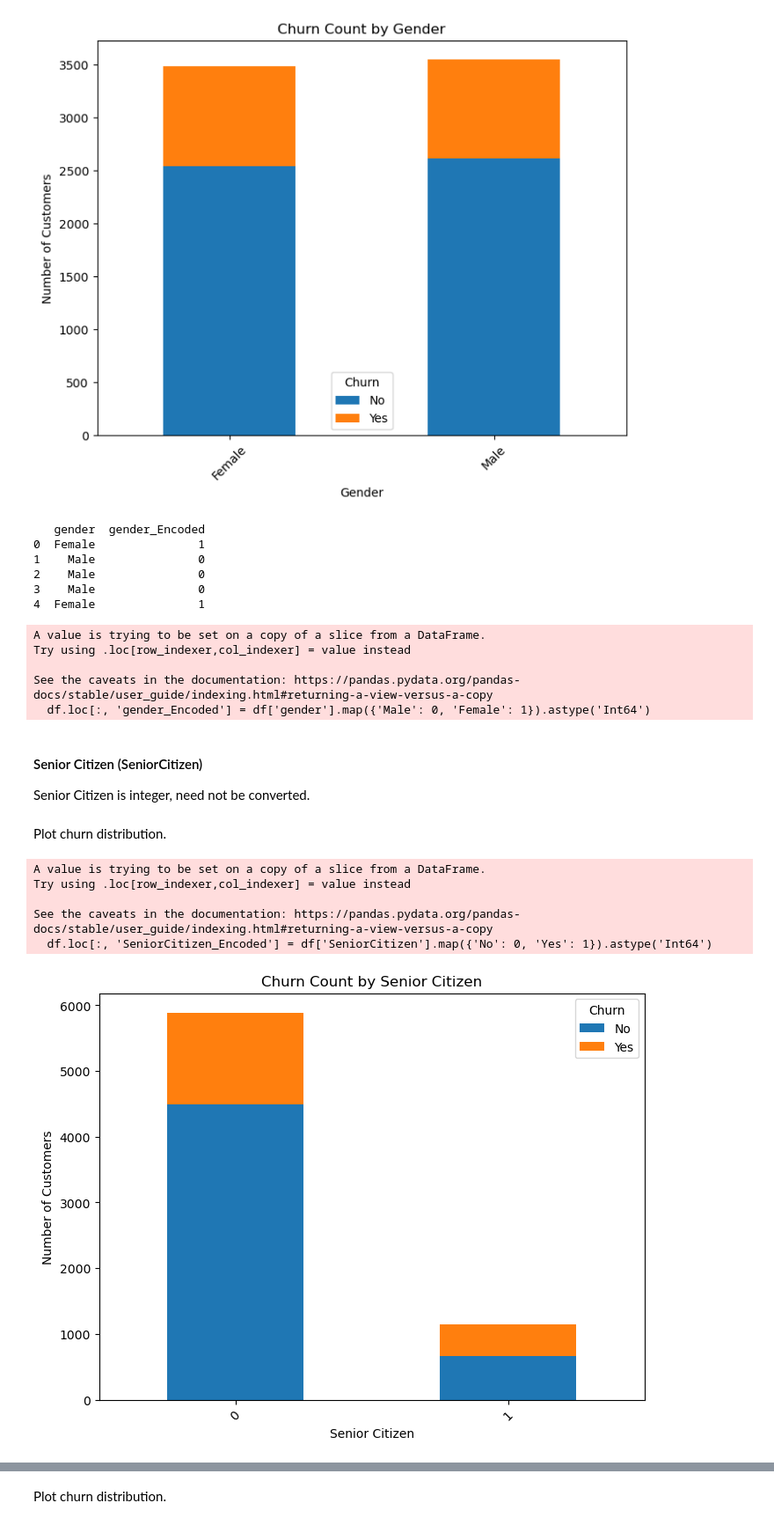
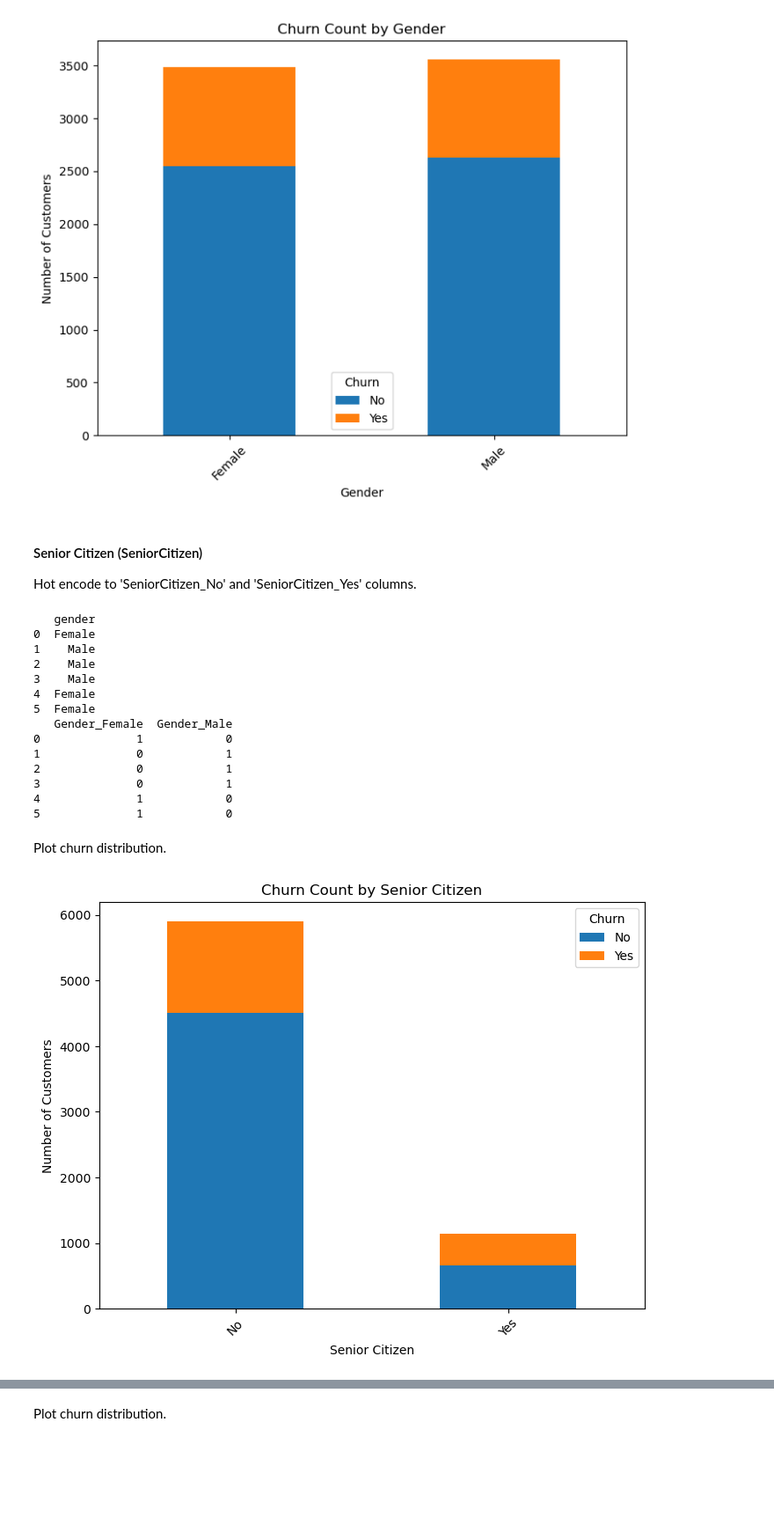
Before and after one commit to kushnertodd/telco-customer-churn, a Jupyter notebook: telco-customer-churn.ipynb, the cells around one changed output, grey strips where cells are left out. Shown at 88% size. Drawn from its saved outputs; the diff is of its cells as text; code cells hidden in the pictures; blank space fills up the shorter version.

```diff
--- a/telco-customer-churn.ipynb
+++ b/telco-customer-churn.ipynb
@@ -148,3 +155,4 @@ div.output_scroll { overflow-x: auto; }
 # %%
-df = pd.read_csv("WA_Fn-UseC_-Telco-Customer-Churn.csv")
+df_original = pd.read_csv("WA_Fn-UseC_-Telco-Customer-Churn.csv")
+df = df_original
 # %% [markdown]
@@ -354,42 +375,40 @@ plt.xticks(rotation=45)
 plt.show()
 # %% [output]
 [figure]
-# %%
-df.loc[:, 'gender_Encoded'] = df['gender'].map({'Male': 0, 'Female': 1}).astype('Int64')
-print(df.loc[0:4, ['gender', 'gender_Encoded']])
-# %% [output]
-   gender  gender_Encoded
-0  Female               1
-1    Male               0
-2    Male               0
-3    Male               0
-4  Female               1
-A value is trying to be set on a copy of a slice from a DataFrame.
-Try using .loc[row_indexer,col_indexer] = value instead
-
-See the caveats in the documentation: https://pandas.pydata.org/pandas-docs/stable/user_guide/indexing.html#returning-a-view-versus-a-copy
-  df.loc[:, 'gender_Encoded'] = df['gender'].map({'Male': 0, 'Female': 1}).astype('Int64')
 # %% [markdown]
 #### Senior Citizen (SeniorCitizen)
-Senior Citizen is integer, need not be converted.
+Hot encode to 'SeniorCitizen_No' and 'SeniorCitizen_Yes' columns.
+# %%
+print(df_original.loc[0:5, ['gender']])
+df = pd.get_dummies(df, columns=['gender'], prefix='Gender', dtype=int)
+print(df.loc[0:5, ['Gender_Female', 'Gender_Male' ]])
+# %% [output]
+   gender
+0  Female
+1    Male
+2    Male
+3    Male
+4  Female
+5  Female
+   Gender_Female  Gender_Male
+0              1            0
+1              0            1
+2              0            1
+3              0            1
+4              1            0
+5              1            0
 # %% [markdown]
 Plot churn distribution.
 # %%
-df.loc[:, 'SeniorCitizen_Encoded'] = df['SeniorCitizen'].map({'No': 0, 'Yes': 1}).astype('Int64')
-offer_churn = pd.crosstab(df.loc[df['SeniorCitizen_Encoded'] != "None", 'SeniorCitizen_Encoded'], df['Churn'])
-offer_churn.plot(kind='bar', stacked=True, figsize=(8,6))
+SeniorCitizen_churn = pd.crosstab(df_original.loc[df_original['SeniorCitizen'] != "None", 'SeniorCitizen'], df_original['Churn'])
+SeniorCitizen_churn.plot(kind='bar', stacked=True, figsize=(8,6))
 plt.title("Churn Count by Senior Citizen")
 plt.xlabel("Senior Citizen")
 plt.ylabel("Number of Customers")
 plt.legend(title="Churn", labels=["No", "Yes"])
 plt.xticks(rotation=45)
 plt.show()
 # %% [output]
-A value is trying to be set on a copy of a slice from a DataFrame.
-Try using .loc[row_indexer,col_indexer] = value instead
-
-See the caveats in the documentation: https://pandas.pydata.org/pandas-docs/stable/user_guide/indexing.html#returning-a-view-versus-a-copy
-  df.loc[:, 'SeniorCitizen_Encoded'] = df['SeniorCitizen'].map({'No': 0, 'Yes': 1}).astype('Int64')
-[figure, old version]
+[figure, new version]
 # %% [markdown]
 #### Married (Partner)
```
Also changed, not shown: parts of 59 cells of this notebook, 7 other files.
